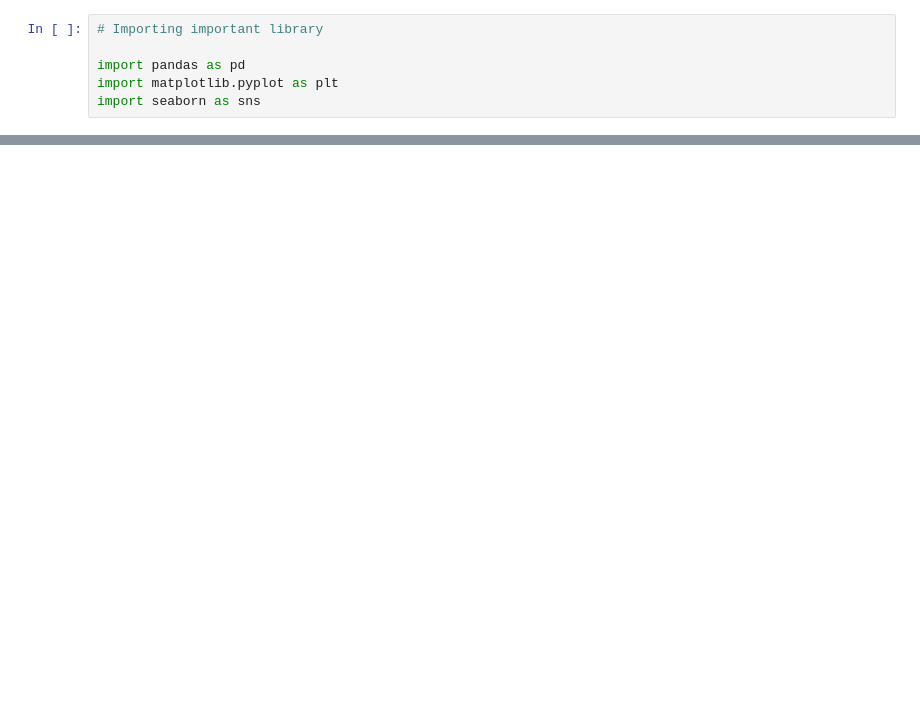
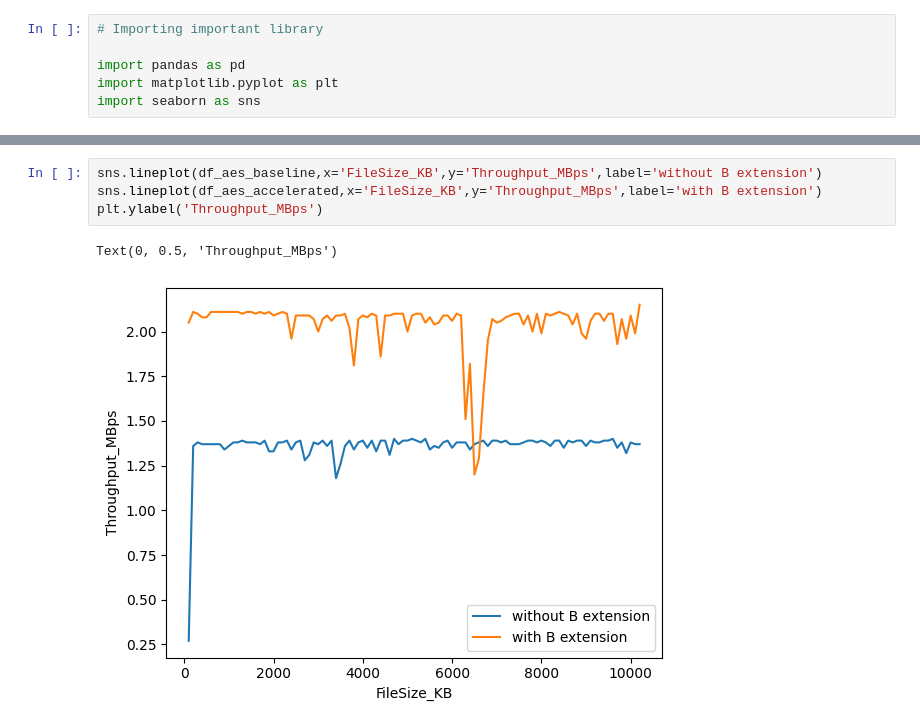
Before and after one commit to harshdabhi/riscv_project, a Jupyter notebook: visualisation.ipynb, the cells around one changed output, grey strips where cells are left out. Cells and saved outputs as stored; diff of their text form; blank space fills up the shorter version.

```diff
--- a/visualisation.ipynb
+++ b/visualisation.ipynb
@@ -40,0 +31,7 @@ Index(['File Size (KB)', ' RAM Utilization', ' Max RSS (KB)',
+# %%
+sns.lineplot(df_aes_baseline,x='FileSize_KB',y='Throughput_MBps',label='without B extension')
+sns.lineplot(df_aes_accelerated,x='FileSize_KB',y='Throughput_MBps',label='with B extension')
+plt.ylabel('Throughput_MBps')
+# %% [output]
+Text(0, 0.5, 'Throughput_MBps')
+[figure, added]
```
Also changed, not shown: parts of 16 cells of this notebook, 27 other files.
